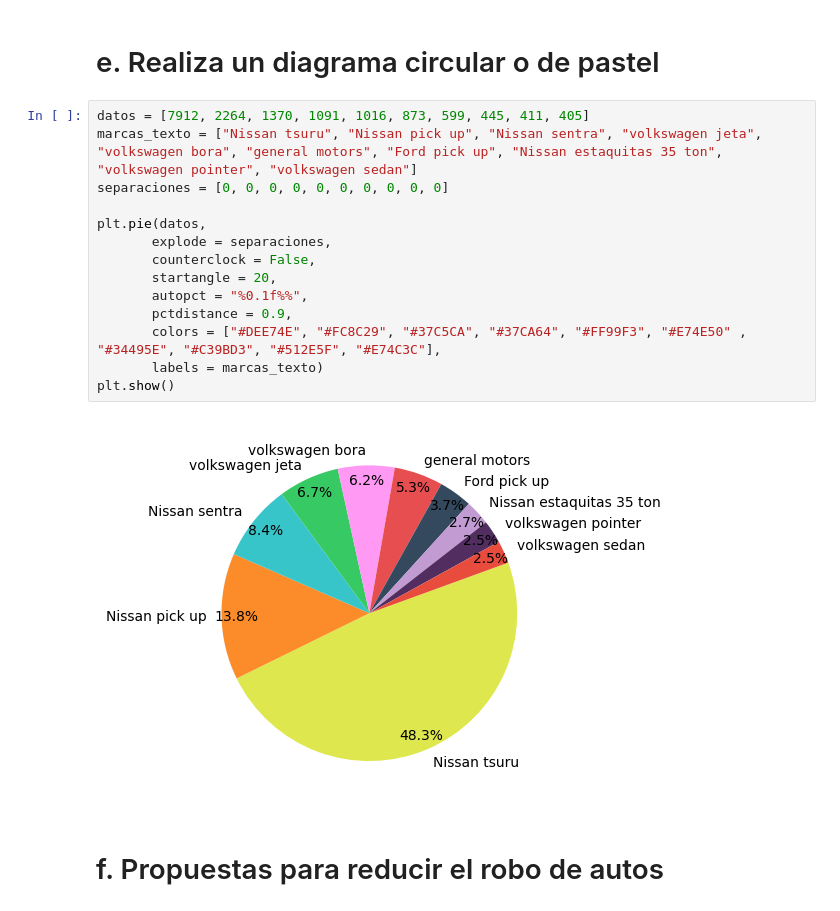
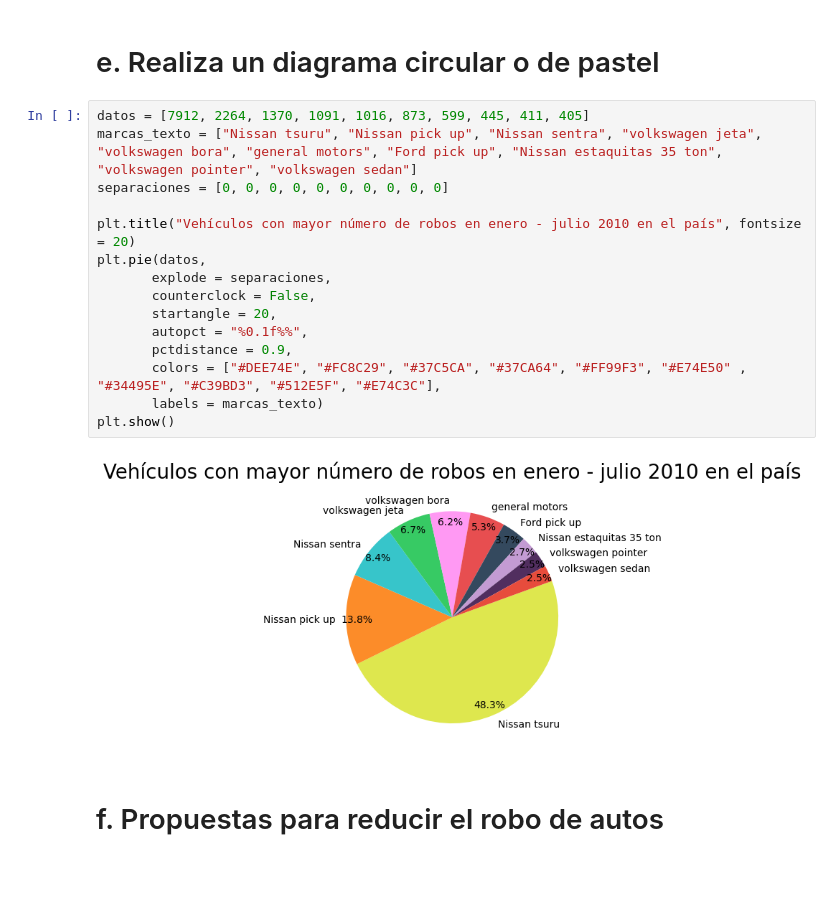
Before and after one commit to ALEJANDROCRUZMARTINEZ/ejercicio9, a Jupyter notebook: notebook3fdca50f52.ipynb, the cells around one changed output. Cells and saved outputs as stored; diff of their text form; blank space fills up the shorter version.

```diff
--- a/notebook3fdca50f52.ipynb
+++ b/notebook3fdca50f52.ipynb
@@ -269,19 +269,20 @@ plt.show()
 # %%
 datos = [7912, 2264, 1370, 1091, 1016, 873, 599, 445, 411, 405]
 marcas_texto = ["Nissan tsuru", "Nissan pick up", "Nissan sentra", "volkswagen jeta", "volkswagen bora", "general motors", "Ford pick up", "Nissan estaquitas 35 ton", "volkswagen pointer", "volkswagen sedan"]
 separaciones = [0, 0, 0, 0, 0, 0, 0, 0, 0, 0]
 
+plt.title("Vehículos con mayor número de robos en enero - julio 2010 en el país", fontsize = 20)
 plt.pie(datos,
        explode = separaciones,
        counterclock = False,
        startangle = 20,
        autopct = "%0.1f%%",
        pctdistance = 0.9,
        colors = ["#DEE74E", "#FC8C29", "#37C5CA", "#37CA64", "#FF99F3", "#E74E50" , "#34495E", "#C39BD3", "#512E5F", "#E74C3C"],
        labels = marcas_texto)
 plt.show()
 # %% [output]
-[figure, old version]
+[figure, new version]
 # %% [markdown]
 # f. Propuestas para reducir el robo de autos
 # %% [markdown]
```
Also changed, not shown: parts of 1 cell of this notebook.
